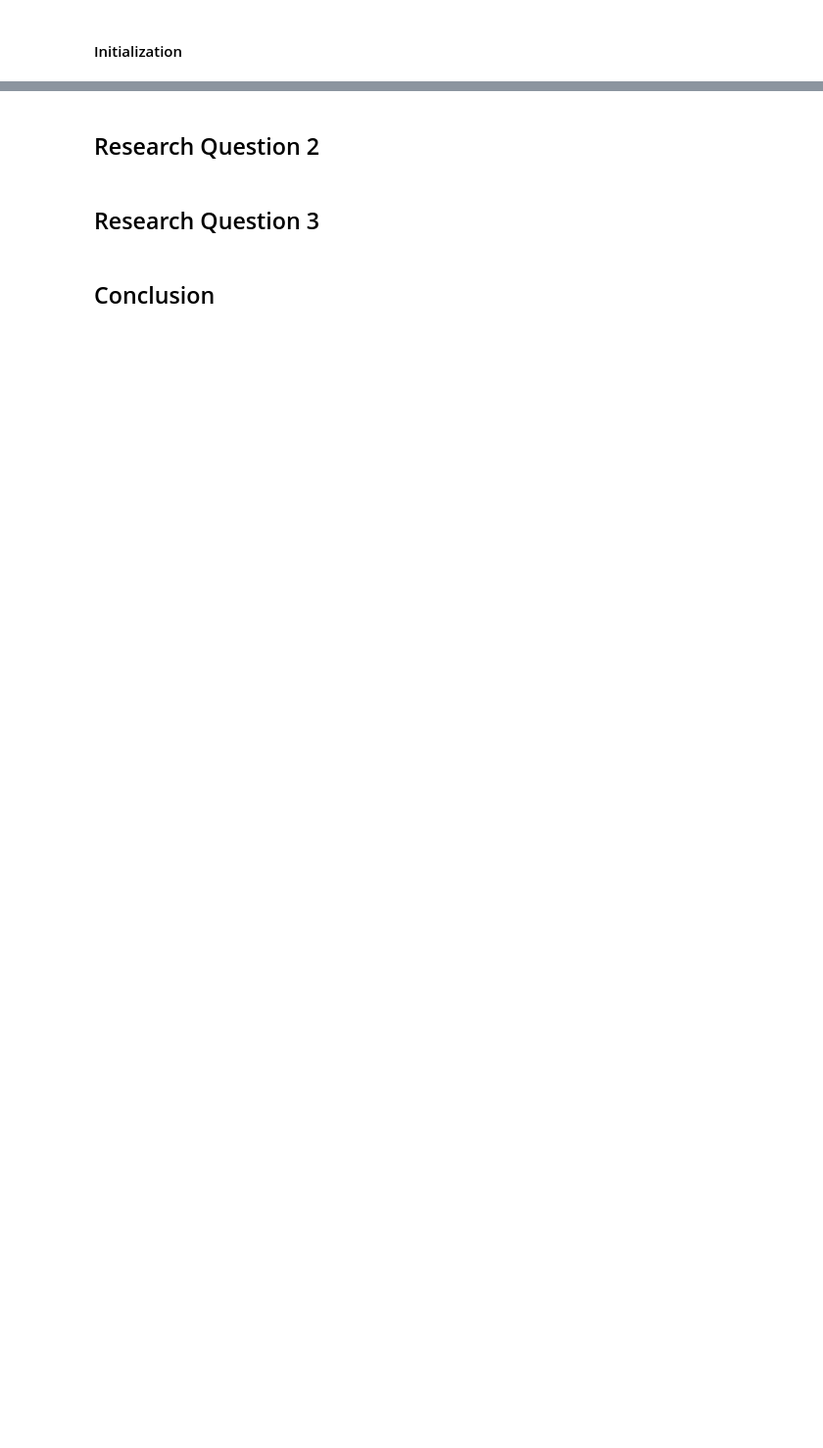
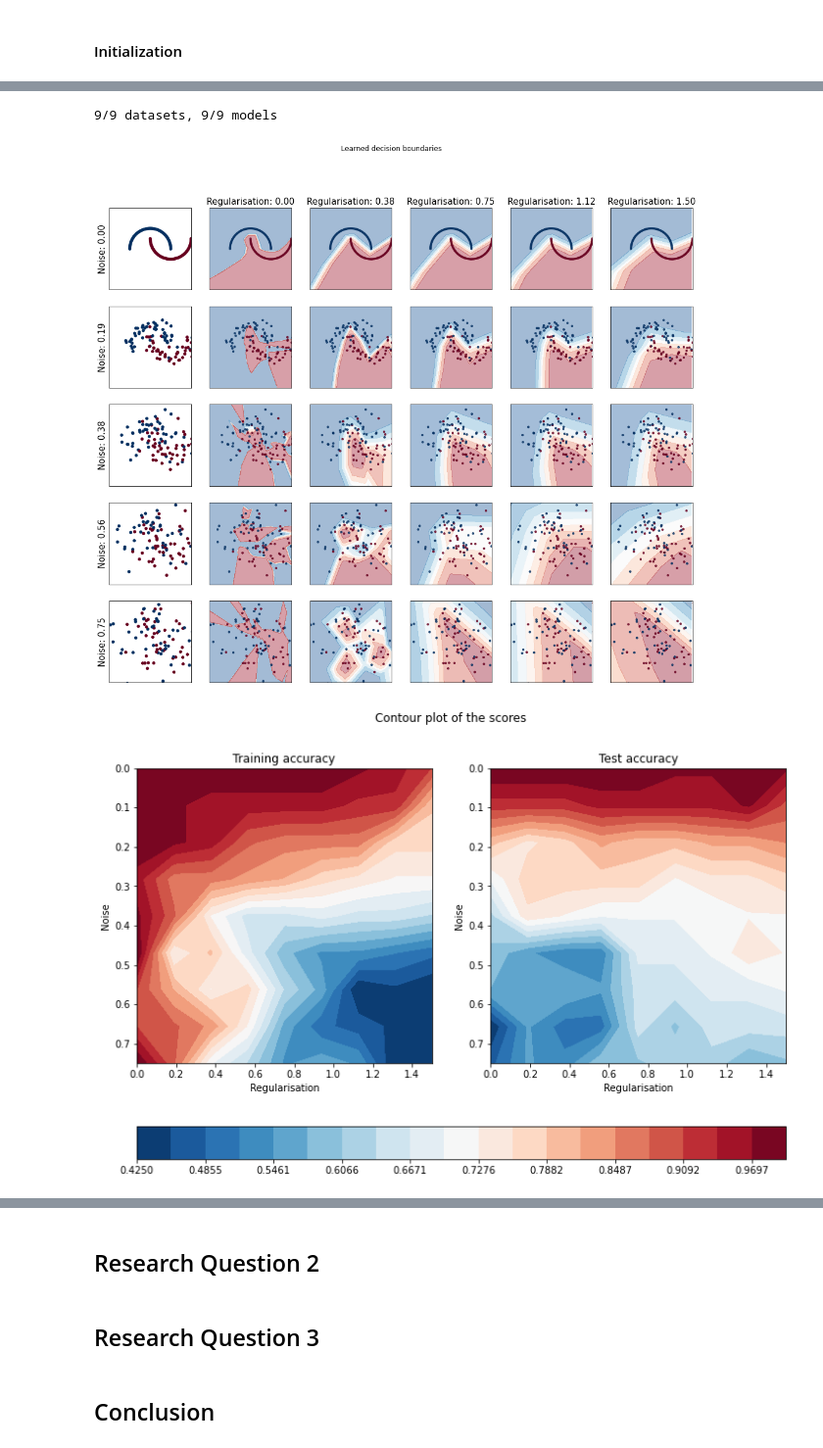
Before and after one commit to WardGauderis/SFML, a Jupyter notebook: main.ipynb, the cells around one changed output, grey strips where cells are left out. Shown at 98% size. Saved outputs shown, nothing was run; the diff lists cells and outputs as text; code cells hidden in the pictures; blank space fills up the shorter version.

```diff
--- a/main.ipynb
+++ b/main.ipynb
@@ -70,7 +86,0 @@ Data noise & label noise
-# %%
-X, y = make_circles(n_samples=1000, noise=0.1, factor=0.2)
-
-model = MLPClassifier(activation="tanh", solver="adam", hidden_layer_sizes=(10,),
-                      max_iter=10000, random_state=0, verbose=False)
-model.fit(X, y)
-plot_decision_boundaries(X, y, plt.subplot(), model)
@@ -93,5 +86,0 @@ for alpha in alphas:
-# %%
-datasets = []
-noises = np.linspace(0, 1, 13)
-for noise in noises:
-    datasets.append((make_circles(500, random_state=0, noise=noise, factor=0.2), noise))
@@ -149,0 +227,34 @@ plt.show()
+# %%
+# Amount of decision boundary plots to make on every axis
+plots = 5
+# Amount of samples that need to be made in between every plot
+# More samples result in a higher resolution score contour plot
+samples = 2
+# Calculate the total amount of datasets and models to generate
+# DON't CHANGE
+N = (plots - 1) * samples + 1
+
+# The minimum and maximum amount of stochastic noise to test
+min_noise = 0
+max_noise = 0.75
+
+# The amount of points in every dataset
+dataset_size = 100
+
+# The minimum and maximum amount of regularisation to test
+min_regularisation = 0
+max_regularisation = 1.5
+
+# Create all the models with different alphas
+models, alphas = make_models(min_regularisation, max_regularisation, N)
+# %%
+# Create a moon dataset with both label and data noise
+datasets, noises = make_datasets(True, True, True, min_noise, max_noise, dataset_size, N)
+# Train the models on every dataset and plot a selection of the resulting decision boundaries
+train_scores, test_scores = train_and_plot(datasets, noises, models, alphas, plots, samples)
+# Plot the influence of noise and regularisation on the scores in a contour plot
+score_contour_plot(noises, alphas, train_scores, test_scores)
+# %% [output]
+9/9 datasets, 9/9 models
+[figure, added]
+[figure, added]
```
Also changed, not shown: parts of 28 cells of this notebook.
